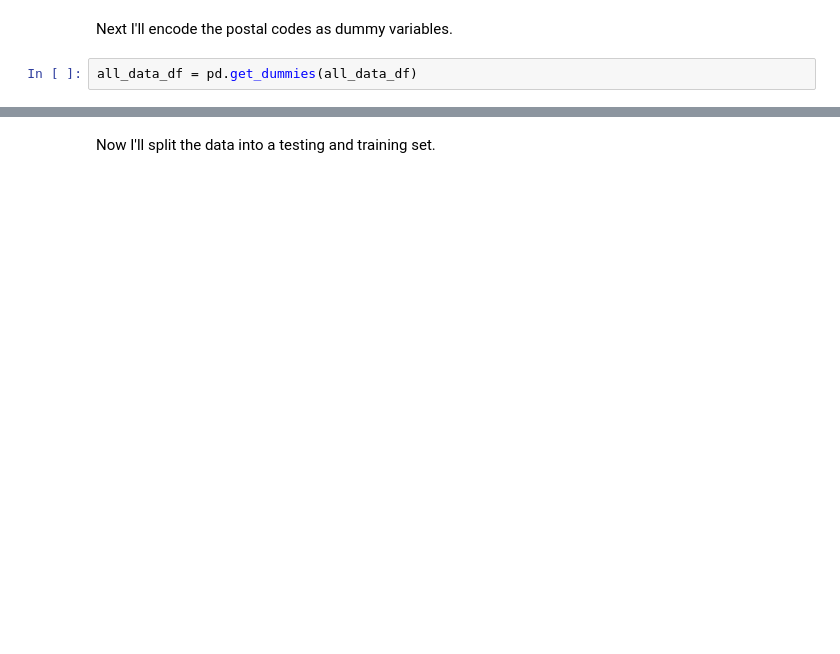
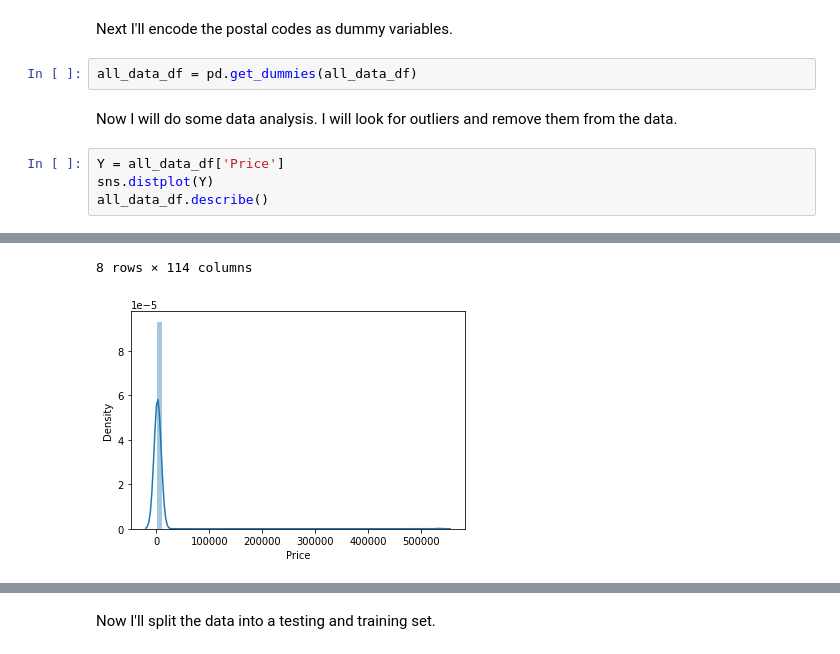
Before and after one commit to warrenchu/Predicting_Rent_in_Toronto, a Jupyter notebook: main.ipynb, the cells around one changed output, grey strips where cells are left out. Cells and saved outputs as stored; diff of their text form; blank space fills up the shorter version.

Commit message:
added plots

```diff
--- a/main.ipynb
+++ b/main.ipynb
@@ -77,3 +72,10 @@ all_data_df.drop(['Address', 'Lat', 'Long'], axis=1)
 Next I'll encode the postal codes as dummy variables.
 # %%
 all_data_df = pd.get_dummies(all_data_df)
+# %% [markdown]
+Now I will do some data analysis. I will look for outliers and remove them from the data.
+# %%
+Y = all_data_df['Price']
+sns.distplot(Y)
+all_data_df.describe()
+# %% [output]
@@ -79,0 +91,2 @@ all_data_df = pd.get_dummies(all_data_df)
+8 rows × 114 columns
+[figure, added]
```
Also changed, not shown: parts of 11 cells of this notebook, 1 other file.
